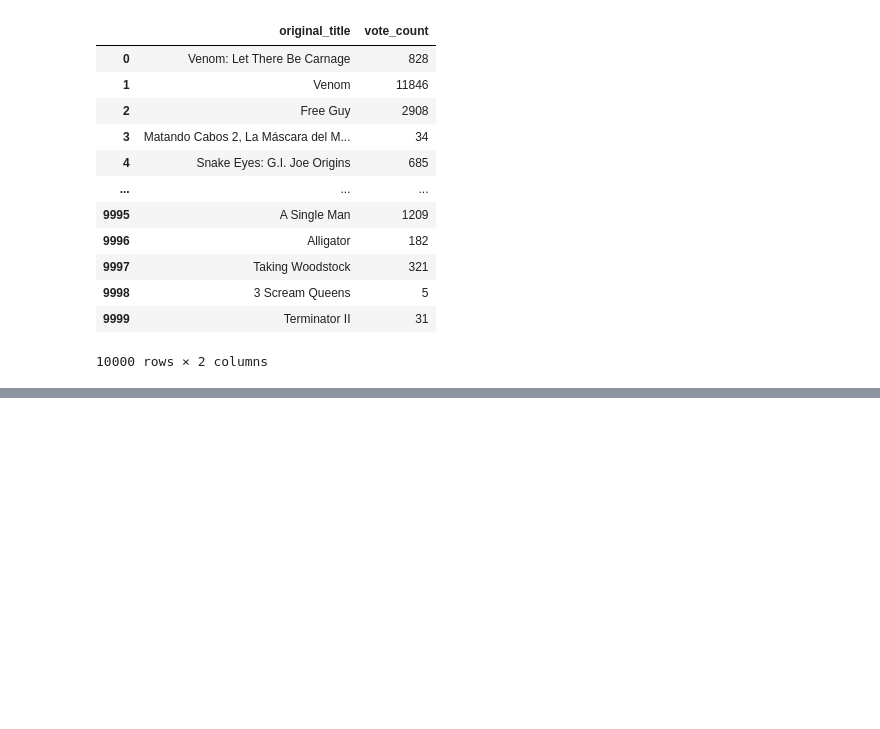
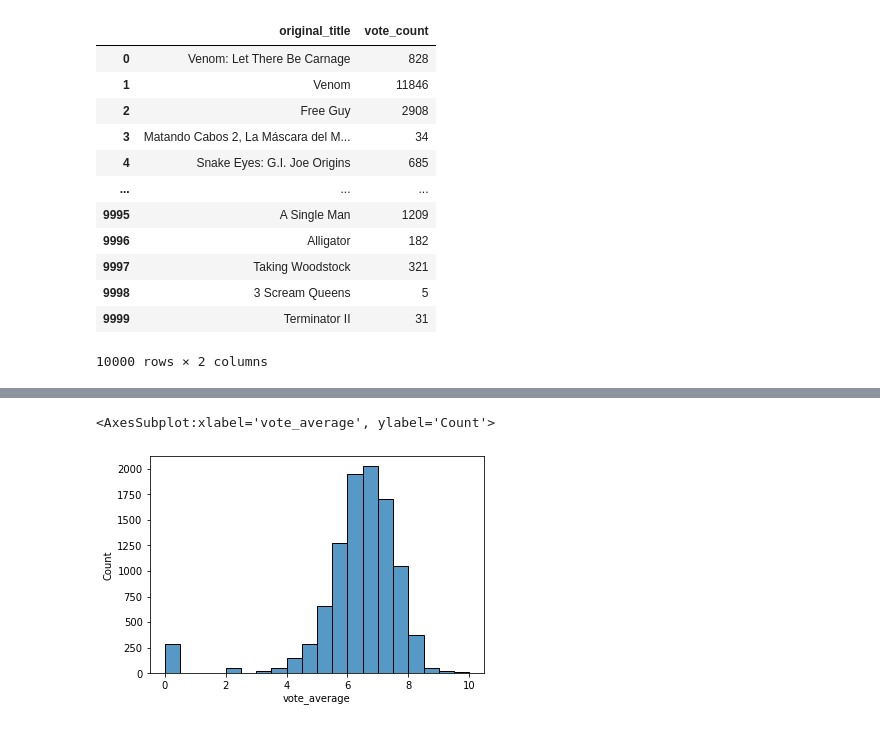
Before and after one commit to dreakian/Practice_Project_Movies, a Jupyter notebook: movies_da.ipynb, the cells around one changed output, grey strips where cells are left out. Cells and saved outputs as stored; diff of their text form; code cells hidden in the pictures; blank space fills up the shorter version.

```diff
--- a/movies_da.ipynb
+++ b/movies_da.ipynb
@@ -267,0 +283,5 @@ mov_df["original_title"].value_counts().nunique()
+# %%
+sns.histplot(data=mov_df, x="vote_average", bins=20)
+# %% [output]
+<AxesSubplot:xlabel='vote_average', ylabel='Count'>
+[figure, added]
```
Also changed, not shown: parts of 5 cells of this notebook.
